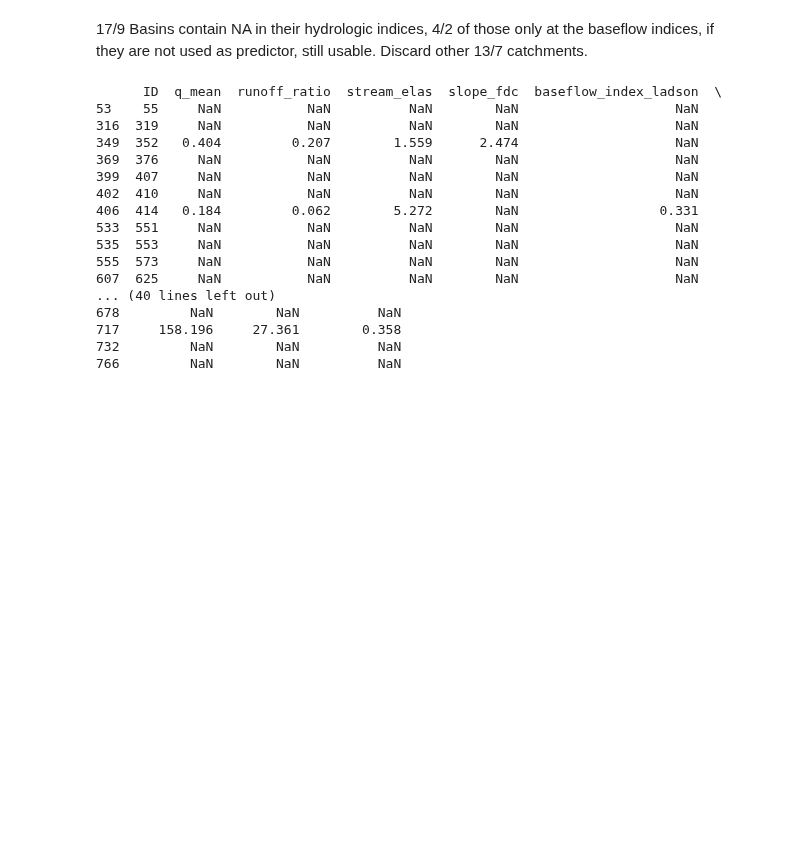
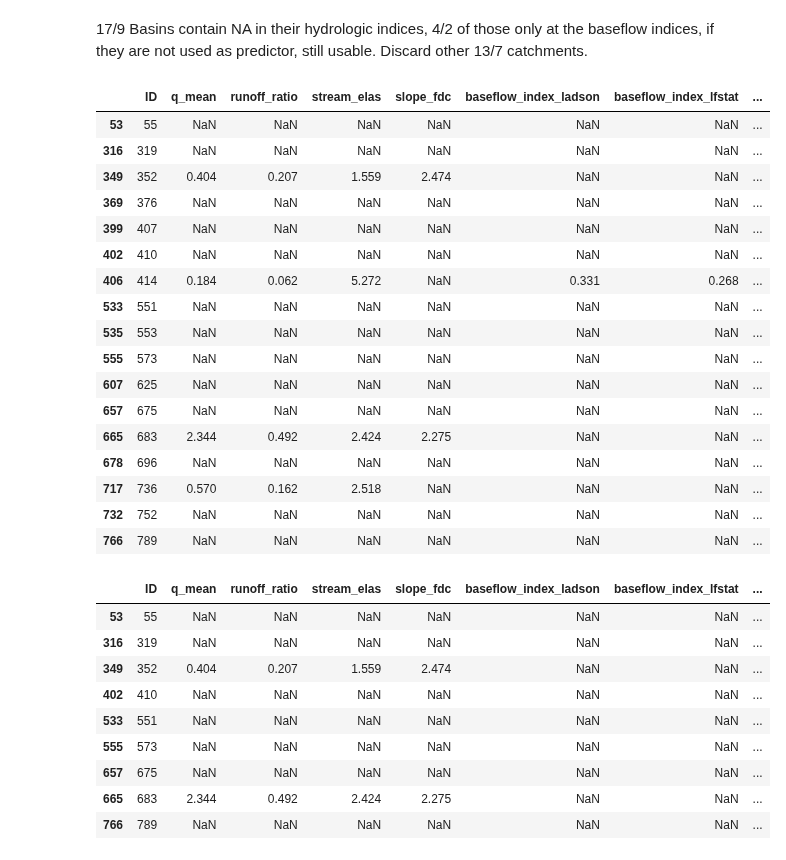
Before and after one commit to tripleUU-U/lamah-ce_lstm, a Jupyter notebook: eda/eda_raw_dataset.ipynb, the cells around one changed output. Saved outputs shown, nothing was run; the diff lists cells and outputs as text; code cells hidden in the pictures; blank space fills up the shorter version.

```diff
--- a/eda/eda_raw_dataset.ipynb
+++ b/eda/eda_raw_dataset.ipynb
@@ -41,28 +42,39 @@ for path in tqdm(B_timeseries_paths):
 # %%
 hydrologic_signatures = pd.read_table(hydrologic_signatures_path, header=0, sep=";")
 
 A_B_basins_with_NA = hydrologic_signatures[hydrologic_signatures.isna().any(axis=1)]
-print(A_B_basins_with_NA)
 
 C_hydrologic_signatures = hydrologic_signatures[hydrologic_signatures["ID"].isin(C_ids)]
 
 C_basins_with_NA = C_hydrologic_signatures[C_hydrologic_signatures.isna().any(axis=1)]
-#C_basins_with_NA
+
+display(A_B_basins_with_NA, C_basins_with_NA)
 # %% [output]
-      ID  q_mean  runoff_ratio  stream_elas  slope_fdc  baseflow_index_ladson  \
-53    55     NaN           NaN          NaN        NaN                    NaN
-316  319     NaN           NaN          NaN        NaN                    NaN
-349  352   0.404         0.207        1.559      2.474                    NaN
-369  376     NaN           NaN          NaN        NaN                    NaN
-399  407     NaN           NaN          NaN        NaN                    NaN
-402  410     NaN           NaN          NaN        NaN                    NaN
-406  414   0.184         0.062        5.272        NaN                  0.331
-533  551     NaN           NaN          NaN        NaN                    NaN
-535  553     NaN           NaN          NaN        NaN                    NaN
-555  573     NaN           NaN          NaN        NaN                    NaN
-607  625     NaN           NaN          NaN        NaN                    NaN
-... (40 lines left out)
-678         NaN        NaN          NaN
-717     158.196     27.361        0.358
-732         NaN        NaN          NaN
-766         NaN        NaN          NaN
+|  | ID | q_mean | runoff_ratio | stream_elas | slope_fdc | baseflow_index_ladson | baseflow_index_lfstat | ... |
+| 53 | 55 | NaN | NaN | NaN | NaN | NaN | NaN | ... |
+| 316 | 319 | NaN | NaN | NaN | NaN | NaN | NaN | ... |
+| 349 | 352 | 0.404 | 0.207 | 1.559 | 2.474 | NaN | NaN | ... |
+| 369 | 376 | NaN | NaN | NaN | NaN | NaN | NaN | ... |
+| 399 | 407 | NaN | NaN | NaN | NaN | NaN | NaN | ... |
+| 402 | 410 | NaN | NaN | NaN | NaN | NaN | NaN | ... |
+| 406 | 414 | 0.184 | 0.062 | 5.272 | NaN | 0.331 | 0.268 | ... |
+| 533 | 551 | NaN | NaN | NaN | NaN | NaN | NaN | ... |
+| 535 | 553 | NaN | NaN | NaN | NaN | NaN | NaN | ... |
+| 555 | 573 | NaN | NaN | NaN | NaN | NaN | NaN | ... |
+| 607 | 625 | NaN | NaN | NaN | NaN | NaN | NaN | ... |
+| 657 | 675 | NaN | NaN | NaN | NaN | NaN | NaN | ... |
+| 665 | 683 | 2.344 | 0.492 | 2.424 | 2.275 | NaN | NaN | ... |
+| 678 | 696 | NaN | NaN | NaN | NaN | NaN | NaN | ... |
+| 717 | 736 | 0.570 | 0.162 | 2.518 | NaN | NaN | NaN | ... |
+| 732 | 752 | NaN | NaN | NaN | NaN | NaN | NaN | ... |
+| 766 | 789 | NaN | NaN | NaN | NaN | NaN | NaN | ... |
+|  | ID | q_mean | runoff_ratio | stream_elas | slope_fdc | baseflow_index_ladson | baseflow_index_lfstat | ... |
+| 53 | 55 | NaN | NaN | NaN | NaN | NaN | NaN | ... |
+| 316 | 319 | NaN | NaN | NaN | NaN | NaN | NaN | ... |
+| 349 | 352 | 0.404 | 0.207 | 1.559 | 2.474 | NaN | NaN | ... |
+| 402 | 410 | NaN | NaN | NaN | NaN | NaN | NaN | ... |
+| 533 | 551 | NaN | NaN | NaN | NaN | NaN | NaN | ... |
+| 555 | 573 | NaN | NaN | NaN | NaN | NaN | NaN | ... |
+| 657 | 675 | NaN | NaN | NaN | NaN | NaN | NaN | ... |
+| 665 | 683 | 2.344 | 0.492 | 2.424 | 2.275 | NaN | NaN | ... |
+| 766 | 789 | NaN | NaN | NaN | NaN | NaN | NaN | ... |
```
Also changed, not shown: parts of 13 cells of this notebook.
